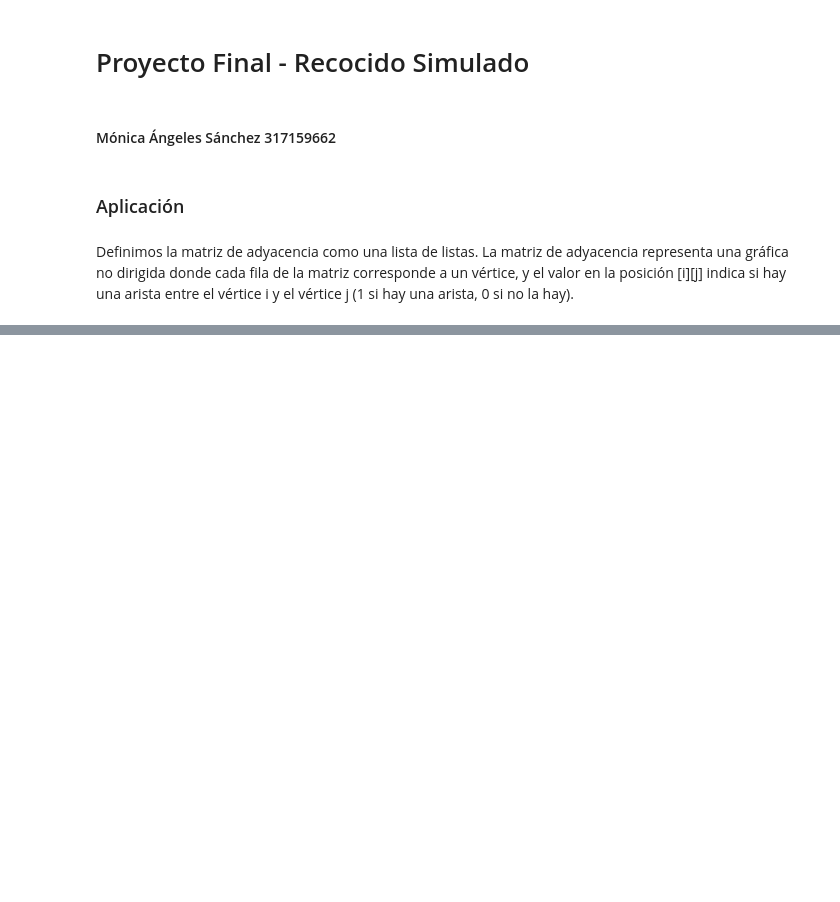
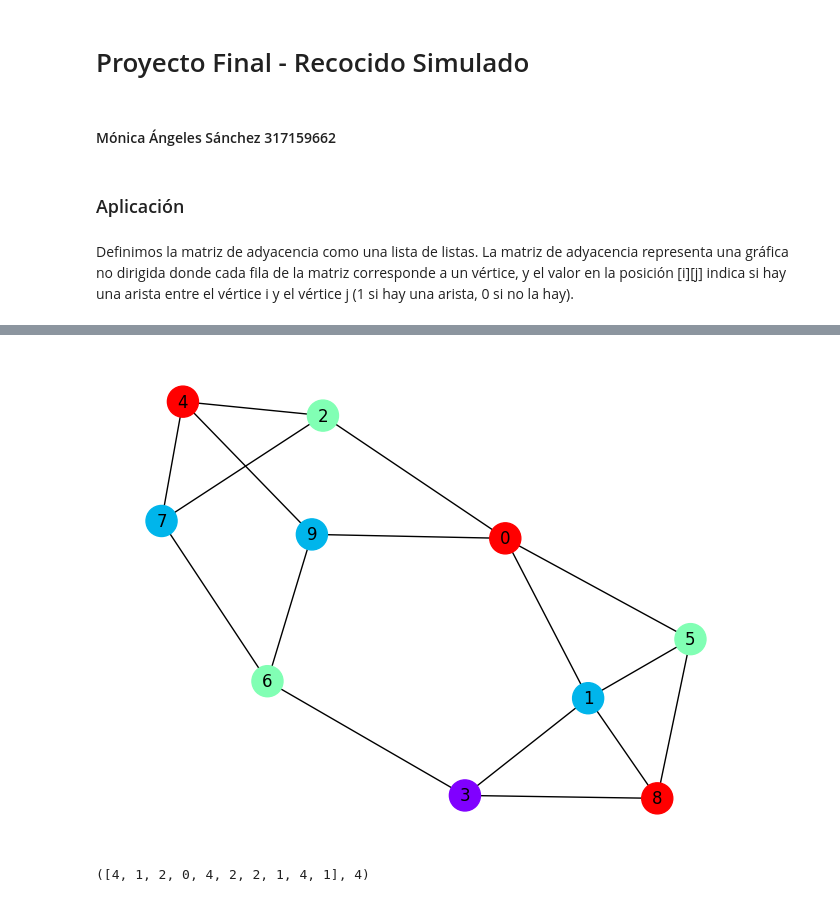
Before and after one commit to Monica281/IDO, a Jupyter notebook: Proyecto_RecocidoSimulado.ipynb, the cells around one changed output, grey strips where cells are left out. Drawn from its saved outputs; the diff is of its cells as text; code cells hidden in the pictures; blank space fills up the shorter version.

```diff
--- a/Proyecto_RecocidoSimulado.ipynb
+++ b/Proyecto_RecocidoSimulado.ipynb
@@ -209,0 +210,30 @@ solucion_final_1, evaluar_solucion(solucion_final_1)
+# %%
+# Matriz 1 - 1,000 repeticiones
+
+matriz_adyacencia_1 = [
+    [0, 1, 1, 0, 0, 1, 0, 0, 0, 1],
+    [1, 0, 0, 1, 0, 1, 0, 0, 1, 0],
+    [1, 0, 0, 0, 1, 0, 0, 1, 0, 0],
+    [0, 1, 0, 0, 0, 0, 1, 0, 1, 0],
+    [0, 0, 1, 0, 0, 0, 0, 1, 0, 1],
+    [1, 1, 0, 0, 0, 0, 0, 0, 1, 0],
+    [0, 0, 0, 1, 0, 0, 0, 1, 0, 1],
+    [0, 0, 1, 0, 1, 0, 1, 0, 0, 0],
+    [0, 1, 0, 1, 0, 1, 0, 0, 0, 0],
+    [1, 0, 0, 0, 1, 0, 1, 0, 0, 0]
+]
+
+# Definimos el número de vértices
+num_vertices = len(matriz_adyacencia_1)
+
+# Ejecutamos el recocido simulado
+solucion_final_1 = RecocidoSimulado(matriz_adyacencia_1,num_vertices, T0 =1000, alpha = .85, NREP = 1000, Tf =1)[0]
+
+# Dibujamos la gráfica con la solución final
+dibujar_grafica(matriz_adyacencia_1, solucion_final_1)
+
+# Mostramos la solución final y el número de colores utilizados
+solucion_final_1, evaluar_solucion(solucion_final_1)
+# %% [output]
+[figure, added]
+([4, 1, 2, 0, 4, 2, 2, 1, 4, 1], 4)
```
Also changed, not shown: parts of 10 cells of this notebook, 2 other files.
